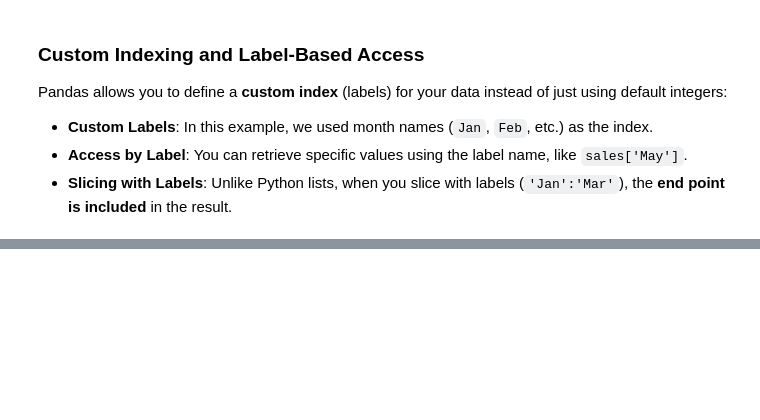
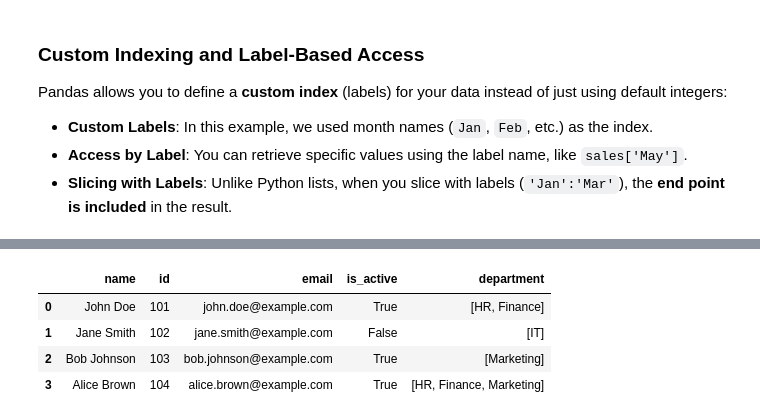
Before and after one commit to khing-fm/Data_Science, a Jupyter notebook: pandas_for_data_analysi.ipynb, the cells around one changed output, grey strips where cells are left out. Drawn from its saved outputs; the diff is of its cells as text; code cells hidden in the pictures; blank space fills up the shorter version.

```diff
--- a/pandas_for_data_analysi.ipynb
+++ b/pandas_for_data_analysi.ipynb
@@ -111,0 +172,23 @@ Pandas allows you to define a **custom index** (labels) for your data instead of
+# %%
+employee = {
+    "name": ["John Doe", "Jane Smith", "Bob Johnson", "Alice Brown"],
+    "id": [101, 102, 103, 104],
+    "email": [
+        "john.doe@example.com",
+        "jane.smith@example.com",
+        "bob.johnson@example.com",
+        "alice.brown@example.com"
+    ],
+    "is_active": [True, False, True, True],
+    "department": [["HR", "Finance"], ["IT"], ["Marketing"], ["HR", "Finance", "Marketing"]
+    ]
+}
+# Dictionary of lists
+# %%
+pd.DataFrame(employee)
+# %% [output]
+|  | name | id | email | is_active | department |
+| 0 | John Doe | 101 | john.doe@example.com | True | [HR, Finance] |
+| 1 | Jane Smith | 102 | jane.smith@example.com | False | [IT] |
+| 2 | Bob Johnson | 103 | bob.johnson@example.com | True | [Marketing] |
+| 3 | Alice Brown | 104 | alice.brown@example.com | True | [HR, Finance, Marketing] |
```
Also changed, not shown: parts of 7 cells of this notebook.
